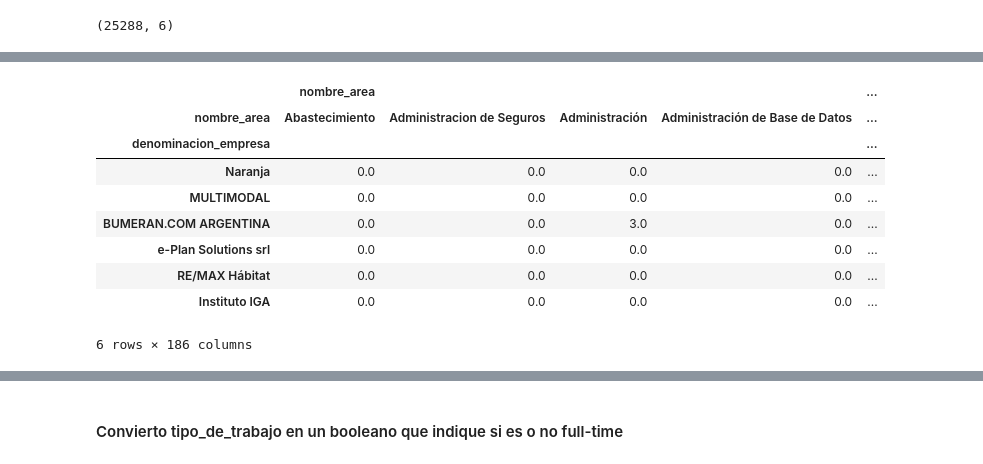
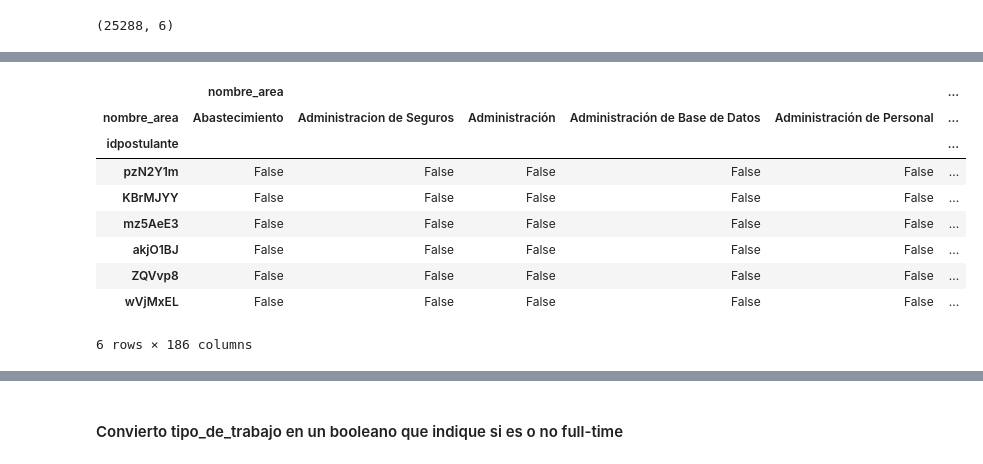
Before and after one commit to Andivisciglio/TP2-OrganizacionDeDatos-Grupo28, a Jupyter notebook: TP2-provisorio.ipynb, the cells around one changed output, grey strips where cells are left out. Cells and saved outputs as stored; diff of their text form; code cells hidden in the pictures.

```diff
--- a/TP2-provisorio.ipynb
+++ b/TP2-provisorio.ipynb
@@ -827,5 +831,5 @@ merge_detalle_postulaciones_df = postulaciones_df.merge(avisos_detalle_filtrados
 # %%
-group=merge_detalle_postulaciones_df.groupby('denominacion_empresa')
+group=merge_detalle_postulaciones_df.groupby('idpostulante')
 # %%
 #Libero memoria del merge
 del merge_detalle_postulaciones_df
@@ -844,0 +849,3 @@ dataframe.head()
+# %%
+dataframe['nombre_area']=dataframe['nombre_area'].astype(bool)
+dataframe.head()
@@ -845,15 +860,15 @@ dataframe.head()
 # %%
 dataframe=dataframe.unstack()
-dataframe.fillna(0,inplace=True)
+dataframe.fillna(False,inplace=True)
 dataframe.sample(6)
 # %% [output]
-|  | nombre_area |  |  |  | ... |
-| nombre_area | Abastecimiento | Administracion de Seguros | Administración | Administración de Base de Datos | ... |
-| denominacion_empresa |  |  |  |  | ... |
-| Naranja | 0.0 | 0.0 | 0.0 | 0.0 | ... |
-| MULTIMODAL | 0.0 | 0.0 | 0.0 | 0.0 | ... |
-| BUMERAN.COM ARGENTINA | 0.0 | 0.0 | 3.0 | 0.0 | ... |
-| e-Plan Solutions srl | 0.0 | 0.0 | 0.0 | 0.0 | ... |
-| RE/MAX Hábitat | 0.0 | 0.0 | 0.0 | 0.0 | ... |
-| Instituto IGA | 0.0 | 0.0 | 0.0 | 0.0 | ... |
+|  | nombre_area |  |  |  |  | ... |
+| nombre_area | Abastecimiento | Administracion de Seguros | Administración | Administración de Base de Datos | Administración de Personal | ... |
+| idpostulante |  |  |  |  |  | ... |
+| pzN2Y1m | False | False | False | False | False | ... |
+| KBrMJYY | False | False | False | False | False | ... |
+| mz5AeE3 | False | False | False | False | False | ... |
+| akjO1BJ | False | False | False | False | False | ... |
+| ZQVvp8 | False | False | False | False | False | ... |
+| wVjMxEL | False | False | False | False | False | ... |
 6 rows × 186 columns
```
Also changed, not shown: parts of 58 cells of this notebook.
